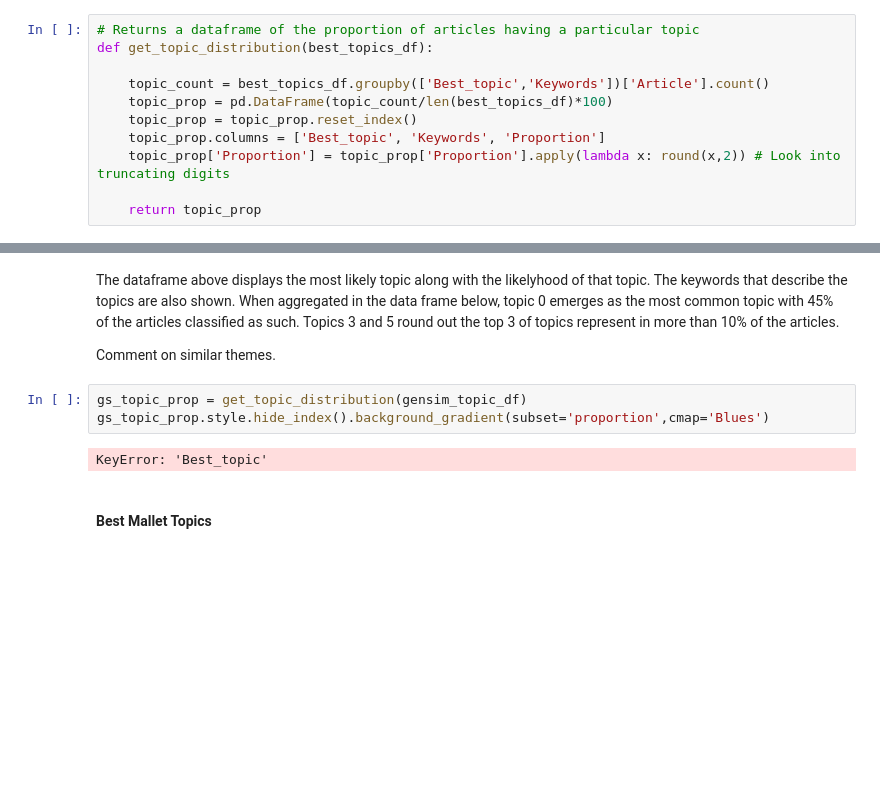
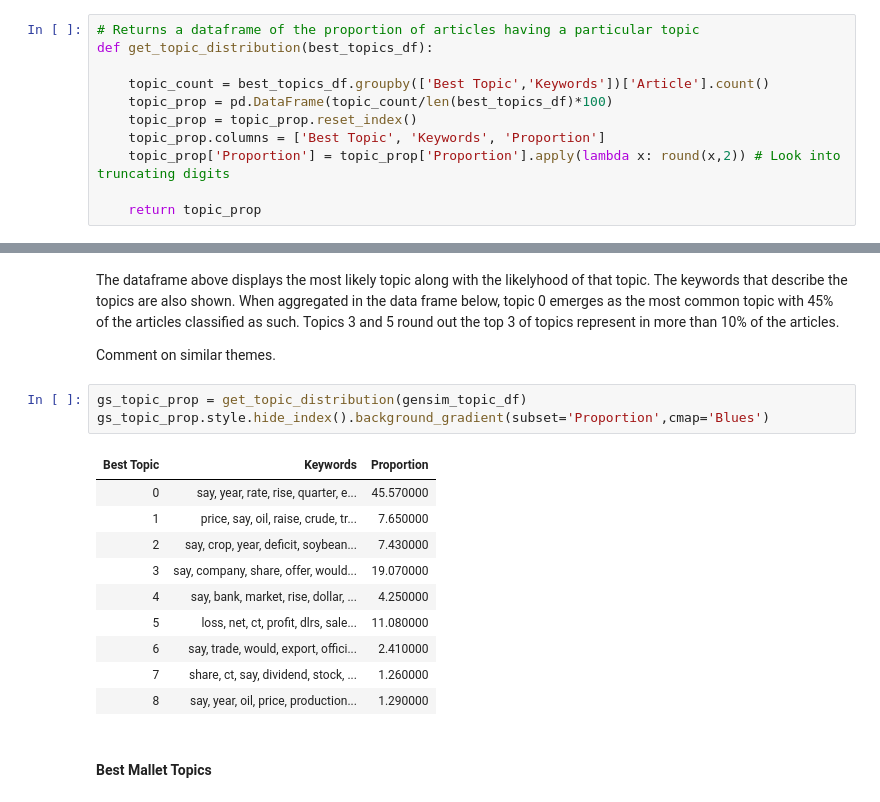
Before and after one commit to JeremyOBrien16/CUNY_DATA_620, a Jupyter notebook: ProjectFinal/data620project_final.ipynb, the cells around one changed output, grey strips where cells are left out. Cells and saved outputs as stored; diff of their text form; blank space fills up the shorter version.

Commit message:
Pushed fix to get_best_mallet_topics

```diff
--- a/ProjectFinal/data620project_final.ipynb
+++ b/ProjectFinal/data620project_final.ipynb
@@ -520,10 +520,10 @@ The function below is used to obtain the proportion of articles that have been a
 # Returns a dataframe of the proportion of articles having a particular topic
 def get_topic_distribution(best_topics_df):
 
-    topic_count = best_topics_df.groupby(['Best_topic','Keywords'])['Article'].count()
+    topic_count = best_topics_df.groupby(['Best Topic','Keywords'])['Article'].count()
     topic_prop = pd.DataFrame(topic_count/len(best_topics_df)*100)
     topic_prop = topic_prop.reset_index()
-    topic_prop.columns = ['Best_topic', 'Keywords', 'Proportion']
+    topic_prop.columns = ['Best Topic', 'Keywords', 'Proportion']
     topic_prop['Proportion'] = topic_prop['Proportion'].apply(lambda x: round(x,2)) # Look into truncating digits
 
     return topic_prop
@@ -573,9 +573,18 @@ The dataframe above displays the most likely topic along with the likelyhood of
 Comment on similar themes.
 # %%
 gs_topic_prop = get_topic_distribution(gensim_topic_df)
-gs_topic_prop.style.hide_index().background_gradient(subset='proportion',cmap='Blues')
+gs_topic_prop.style.hide_index().background_gradient(subset='Proportion',cmap='Blues')
 # %% [output]
-KeyError: 'Best_topic'
+| Best Topic | Keywords | Proportion |
+| 0 | say, year, rate, rise, quarter, e... | 45.570000 |
+| 1 | price, say, oil, raise, crude, tr... | 7.650000 |
+| 2 | say, crop, year, deficit, soybean... | 7.430000 |
+| 3 | say, company, share, offer, would... | 19.070000 |
+| 4 | say, bank, market, rise, dollar, ... | 4.250000 |
+| 5 | loss, net, ct, profit, dlrs, sale... | 11.080000 |
+| 6 | say, trade, would, export, offici... | 2.410000 |
+| 7 | share, ct, say, dividend, stock, ... | 1.260000 |
+| 8 | say, year, oil, price, production... | 1.290000 |
 # %% [markdown]
 #### Best Mallet Topics
 # %%
```
Also changed, not shown: parts of 3 cells of this notebook.
